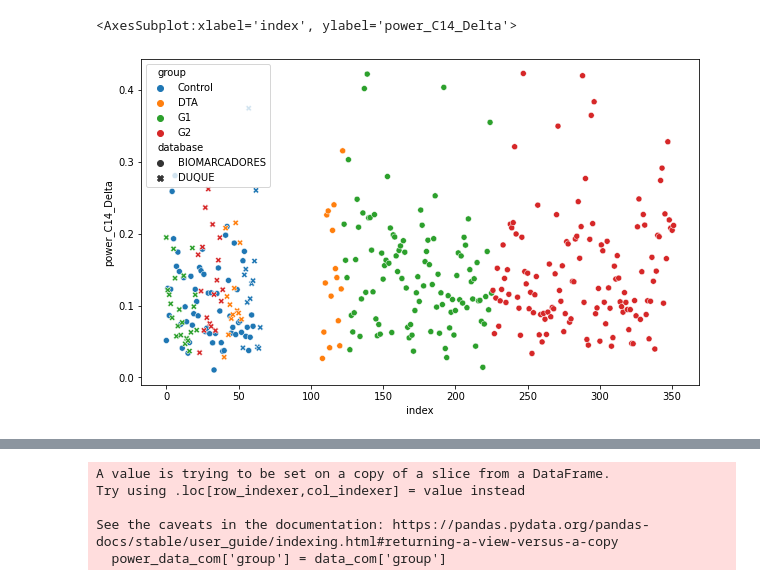
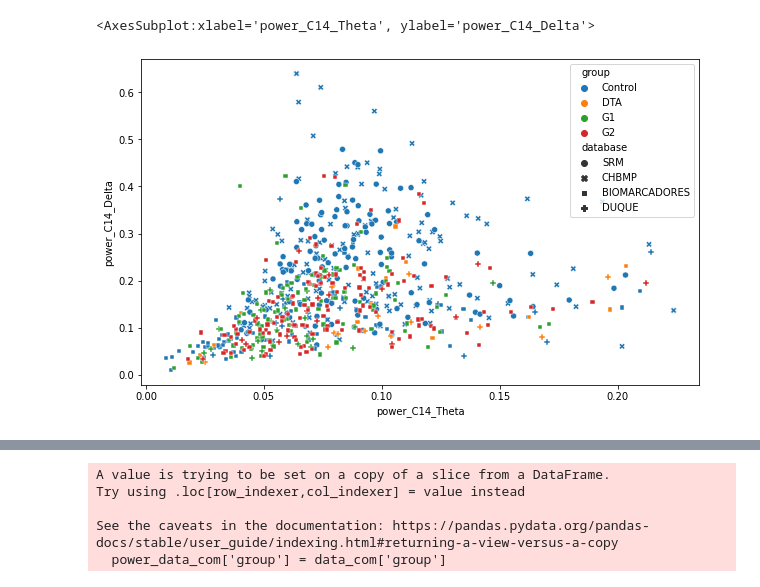
Before and after one commit to yjmantilla/Data_analysis_ML_Harmonization_Proyect, a Jupyter notebook: Manipulacion- Rois-Componentes de todas las DB/EDA.ipynb, the cells around one changed output, grey strips where cells are left out. Saved outputs shown, nothing was run; the diff lists cells and outputs as text; code cells hidden in the pictures.

```diff
--- a/Manipulacion- Rois-Componentes de todas las DB/EDA.ipynb
+++ b/Manipulacion- Rois-Componentes de todas las DB/EDA.ipynb
@@ -52,19 +160,21 @@ numerics = ['int16', 'int32', 'int64', 'float16', 'float32', 'float64']
 data_roi_scatter = data_roi.select_dtypes(include=numerics)
 
 data_com_scatter = data_com.select_dtypes(include=numerics)
+# %%
+data_com = data_com.sort_values(by='group')
 # %%
 fig = plt.gcf()
 
 fig.set_size_inches(10, 6)
 sns.scatterplot(data=data_com,
             y='power_C14_Delta',
-            x='index',
+            x='power_C14_Theta',
             hue='group',
             style='database',
             )
 # %% [output]
-<AxesSubplot:xlabel='index', ylabel='power_C14_Delta'>
+<AxesSubplot:xlabel='power_C14_Theta', ylabel='power_C14_Delta'>
-[figure, old version]
+[figure, new version]
 # %%
 # Genera los diagramas de dispersión para todas las caracteristicas numericas
 # de las ROI'S
```
Also changed, not shown: parts of 16 cells of this notebook.
